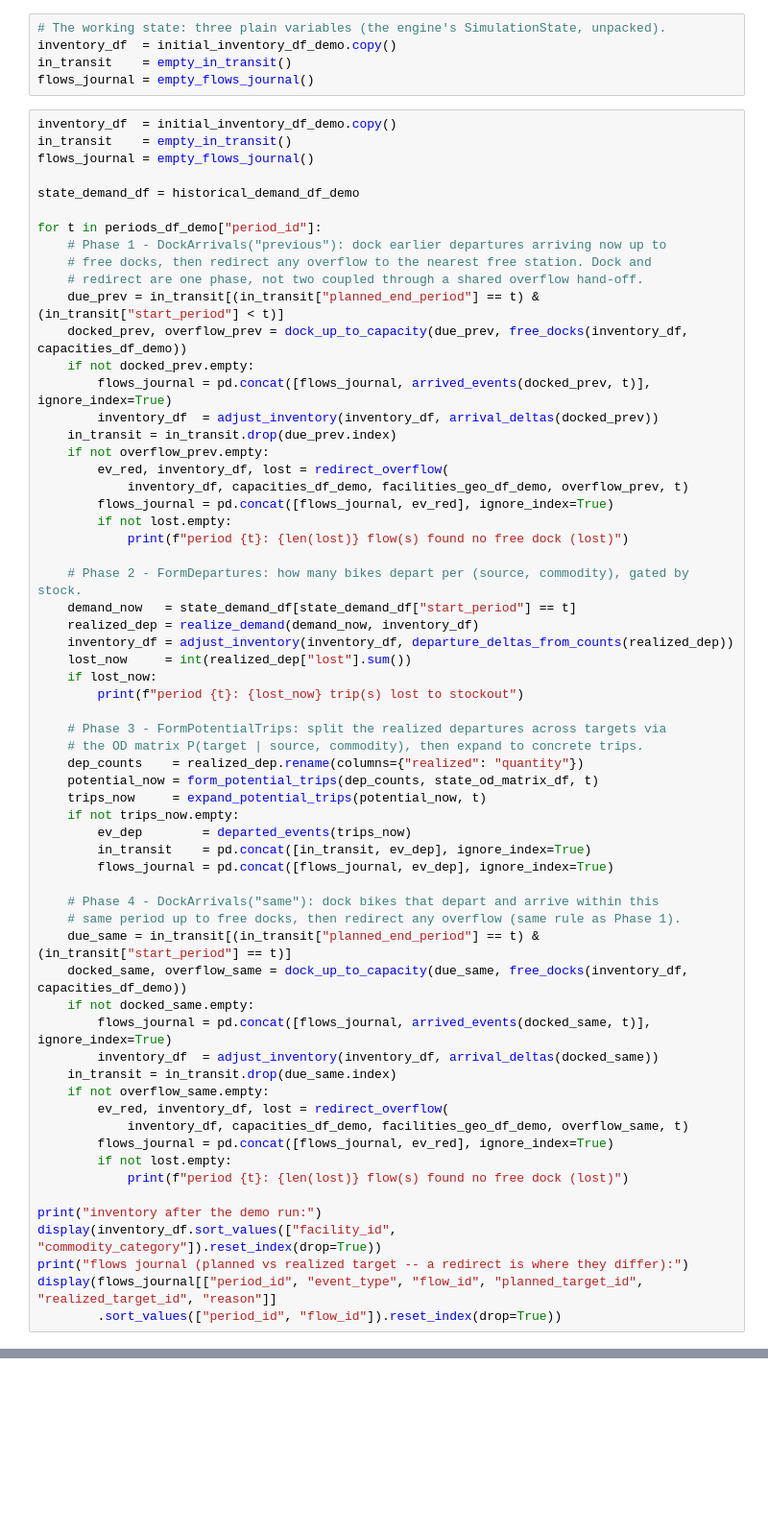
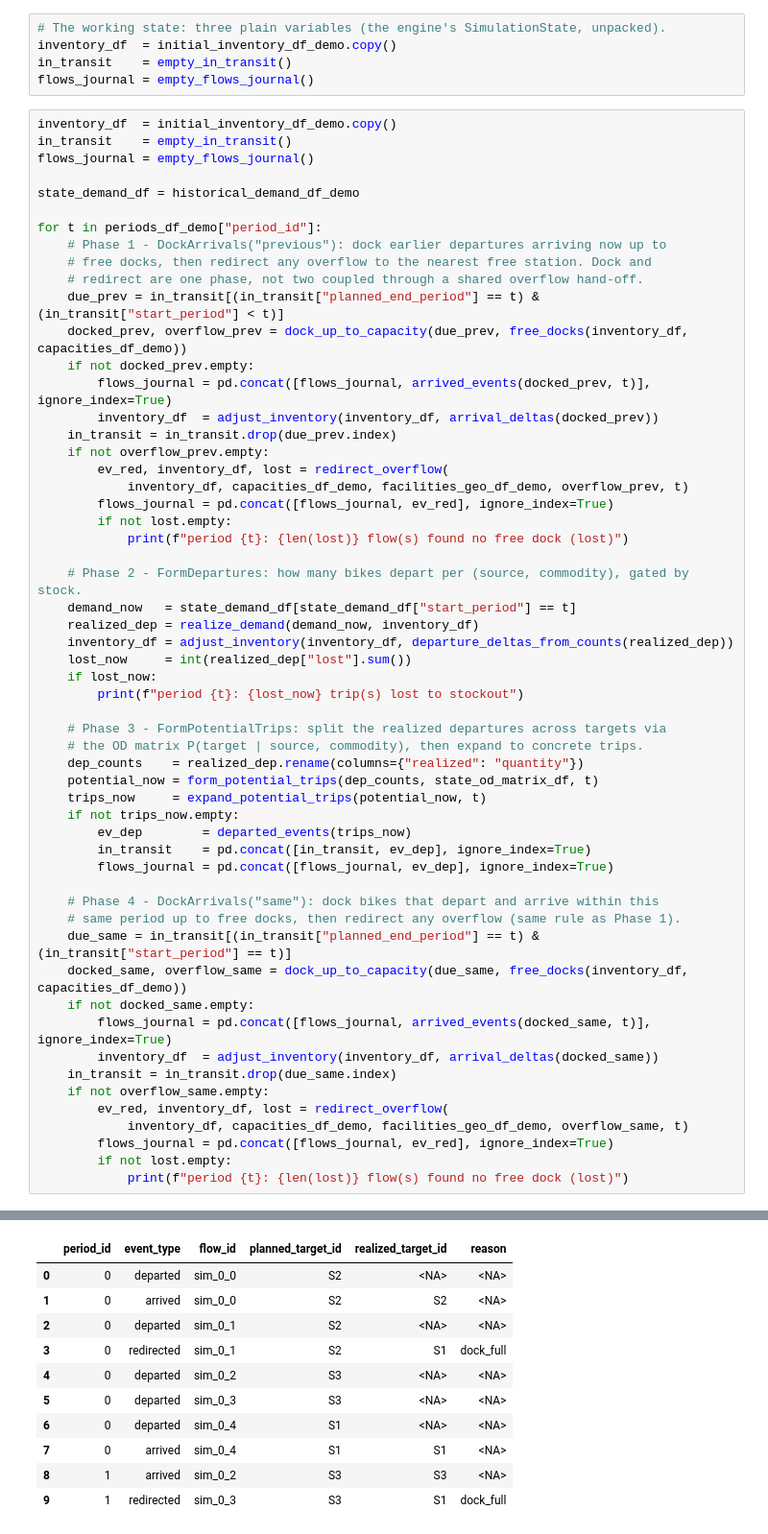
Before and after one commit to vlzm/GFDRR, a Jupyter notebook: notebooks/flat_env.ipynb, the cells around one changed output, grey strips where cells are left out. Shown at 96% size. Cells and saved outputs as stored; diff of their text form; blank space fills up the shorter version.

```diff
--- a/notebooks/flat_env.ipynb
+++ b/notebooks/flat_env.ipynb
@@ -532,9 +532,4 @@ for t in periods_df_demo["period_id"]:
         flows_journal = pd.concat([flows_journal, ev_red], ignore_index=True)
         if not lost.empty:
             print(f"period {t}: {len(lost)} flow(s) found no free dock (lost)")
-
-print("inventory after the demo run:")
-display(inventory_df.sort_values(["facility_id", "commodity_category"]).reset_index(drop=True))
-print("flows journal (planned vs realized target -- a redirect is where they differ):")
-display(flows_journal[["period_id", "event_type", "flow_id", "planned_target_id", "realized_target_id", "reason"]]
-        .sort_values(["period_id", "flow_id"]).reset_index(drop=True))
+# %% [output]
@@ -540,0 +545,11 @@ display(flows_journal[["period_id", "event_type", "flow_id", "planned_target_id"
+|  | period_id | event_type | flow_id | planned_target_id | realized_target_id | reason |
+| 0 | 0 | departed | sim_0_0 | S2 | <NA> | <NA> |
+| 1 | 0 | arrived | sim_0_0 | S2 | S2 | <NA> |
+| 2 | 0 | departed | sim_0_1 | S2 | <NA> | <NA> |
+| 3 | 0 | redirected | sim_0_1 | S2 | S1 | dock_full |
+| 4 | 0 | departed | sim_0_2 | S3 | <NA> | <NA> |
+| 5 | 0 | departed | sim_0_3 | S3 | <NA> | <NA> |
+| 6 | 0 | departed | sim_0_4 | S1 | <NA> | <NA> |
+| 7 | 0 | arrived | sim_0_4 | S1 | S1 | <NA> |
+| 8 | 1 | arrived | sim_0_2 | S3 | S3 | <NA> |
+| 9 | 1 | redirected | sim_0_3 | S3 | S1 | dock_full |
```
Also changed, not shown: parts of 2 cells of this notebook, 2 other files.
